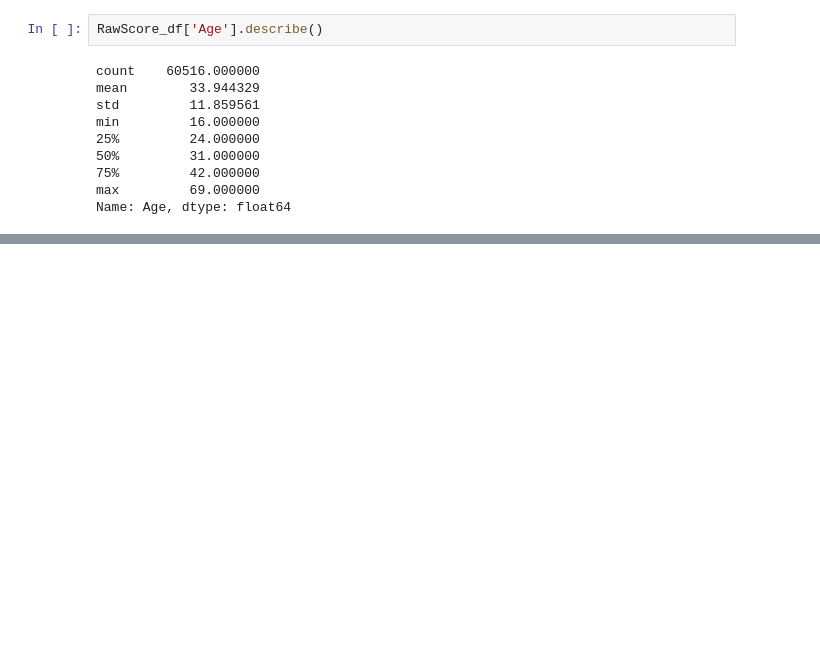
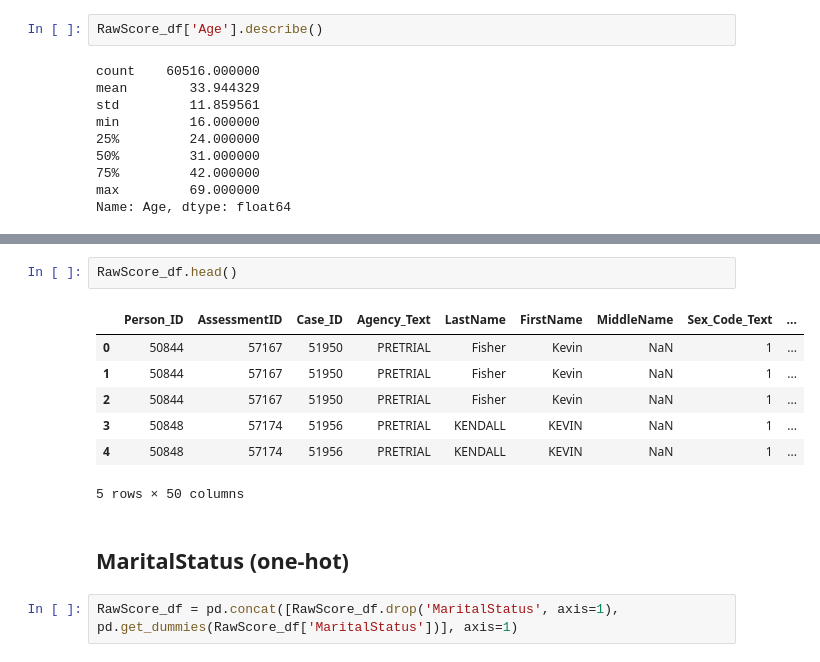
Before and after one commit to neha01mittal/compas-recidivism-racial-bias, a Jupyter notebook: Compass PreProcessing.ipynb, the cells around one changed output, grey strips where cells are left out. Drawn from its saved outputs; the diff is of its cells as text; blank space fills up the shorter version.

```diff
--- a/Compass PreProcessing.ipynb
+++ b/Compass PreProcessing.ipynb
@@ -87,0 +136,14 @@ RawScore_df.head()
+# %%
+RawScore_df.head()
+# %% [output]
+|  | Person_ID | AssessmentID | Case_ID | Agency_Text | LastName | FirstName | MiddleName | Sex_Code_Text | ... |
+| 0 | 50844 | 57167 | 51950 | PRETRIAL | Fisher | Kevin | NaN | 1 | ... |
+| 1 | 50844 | 57167 | 51950 | PRETRIAL | Fisher | Kevin | NaN | 1 | ... |
+| 2 | 50844 | 57167 | 51950 | PRETRIAL | Fisher | Kevin | NaN | 1 | ... |
+| 3 | 50848 | 57174 | 51956 | PRETRIAL | KENDALL | KEVIN | NaN | 1 | ... |
+| 4 | 50848 | 57174 | 51956 | PRETRIAL | KENDALL | KEVIN | NaN | 1 | ... |
+5 rows × 50 columns
+# %% [markdown]
+## MaritalStatus (one-hot)
+# %%
+RawScore_df = pd.concat([RawScore_df.drop('MaritalStatus', axis=1), pd.get_dummies(RawScore_df['MaritalStatus'])], axis=1)
```
Also changed, not shown: parts of 17 cells of this notebook.
